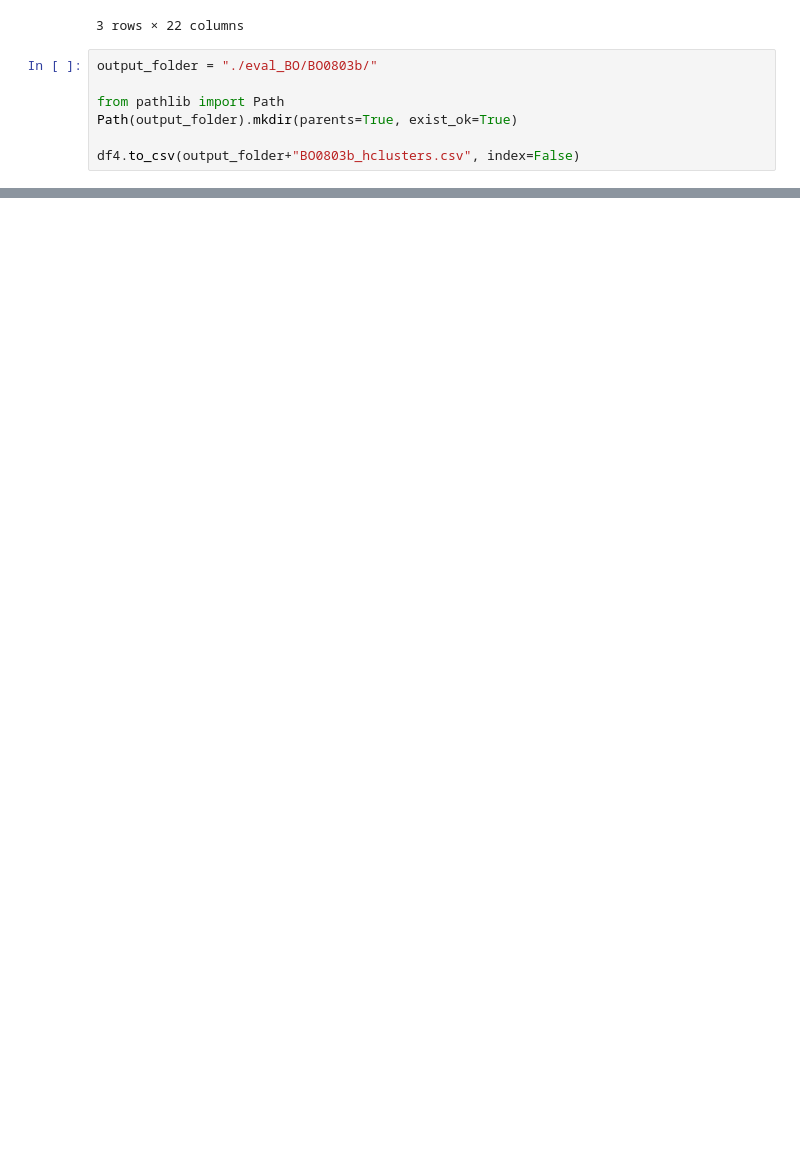
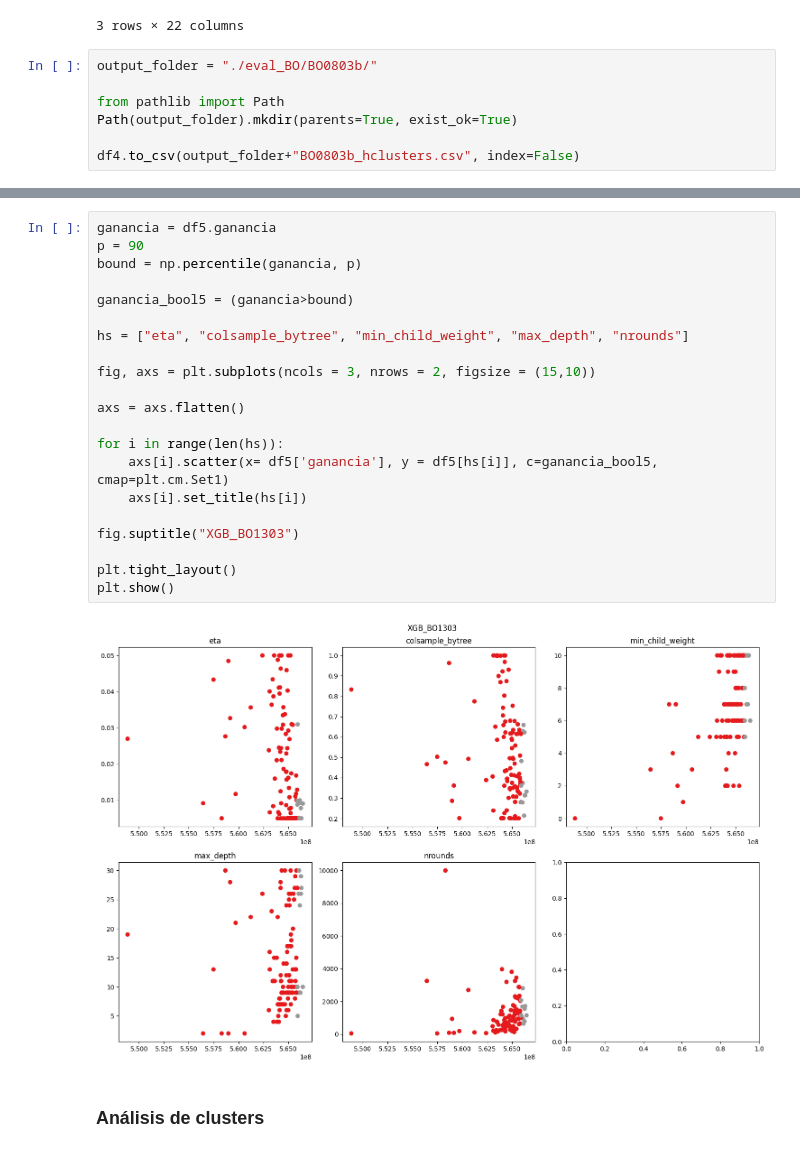
Before and after one commit to Ignacio-Ibarra/mastercard_churning, a Jupyter notebook: eval_BO/eval_BO.ipynb, the cells around one changed output, grey strips where cells are left out. Cells and saved outputs as stored; diff of their text form; blank space fills up the shorter version.

Commit message:
evalBOb_clusters

```diff
--- a/eval_BO/eval_BO.ipynb
+++ b/eval_BO/eval_BO.ipynb
@@ -465,0 +475,25 @@ df4.to_csv(output_folder+"BO0803b_hclusters.csv", index=False)
+# %%
+ganancia = df5.ganancia
+p = 90
+bound = np.percentile(ganancia, p)
+
+ganancia_bool5 = (ganancia>bound)
+
+hs = ["eta", "colsample_bytree", "min_child_weight", "max_depth", "nrounds"]
+
+fig, axs = plt.subplots(ncols = 3, nrows = 2, figsize = (15,10))
+
+axs = axs.flatten()
+
+for i in range(len(hs)):
+    axs[i].scatter(x= df5['ganancia'], y = df5[hs[i]], c=ganancia_bool5, cmap=plt.cm.Set1)
+    axs[i].set_title(hs[i])
+
+fig.suptitle("XGB_BO1303")
+
+plt.tight_layout()
+plt.show()
+# %% [output]
+[figure, added]
+# %% [markdown]
+### Análisis de clusters
```
Also changed, not shown: parts of 25 cells of this notebook, 1 other file.
